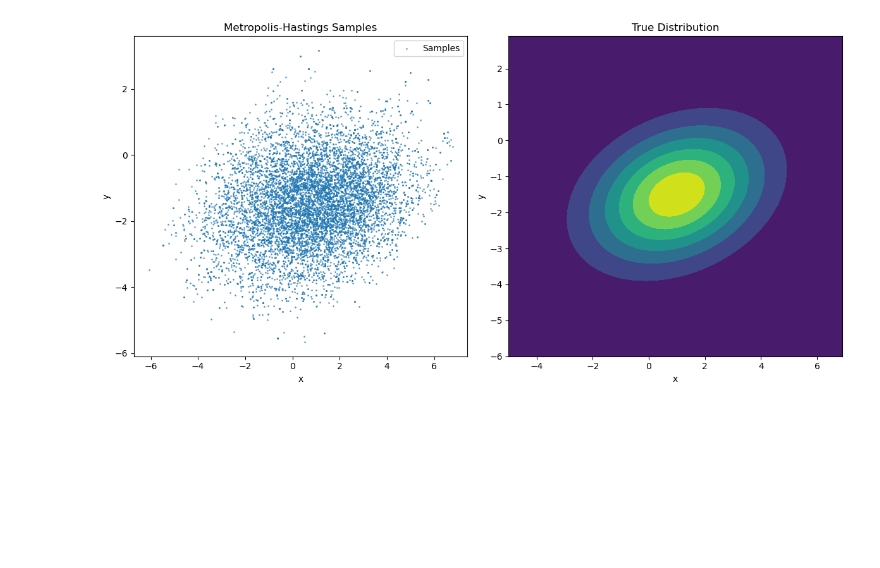
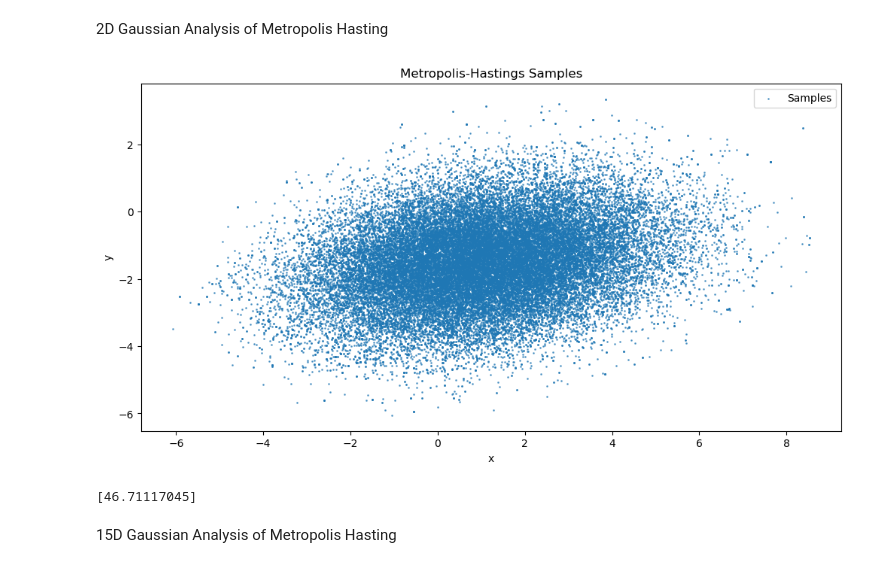
Before and after one commit to WengerMichael/HamiltonianMC, a Jupyter notebook: MetropolisHasting.ipynb, the cells around one changed output. Cells and saved outputs as stored; diff of their text form; code cells hidden in the pictures; blank space fills up the shorter version.

Commit message:
sampled data

```diff
--- a/MetropolisHasting.ipynb
+++ b/MetropolisHasting.ipynb
@@ -76,6 +79,8 @@ class MetropolisHastings:
         self.time = time.time() - start_time
 
         return self.samples
+# %% [markdown]
+2D Gaussian Analysis of Metropolis Hasting
 # %%
 # Define the target distribution: a 2D Gaussian
 def target_distribution(x):
@@ -84,44 +89,42 @@ def target_distribution(x):
     return scipy.stats.multivariate_normal.pdf(x, mean=mean, cov=cov)
 
 # Initialize the Metropolis-Hastings sampler
 initial_state = np.zeros(2)
 MH_sampler_2D = MetropolisHastings(target_distribution, initial_state, seed=42)
 
 # Generate samples
-n_samples = 10000
+n_samples = 50000
 samples = MH_sampler_2D.sample(n_samples)
 
 # Define the true distribution for plotting
 mean = np.array([1, -1.5])
 cov = np.array([[4, 0.7], [0.7, 1.5]])
 rv = scipy.stats.multivariate_normal(mean, cov)
 
 # Create a grid for plotting the true distribution
 x, y = np.mgrid[-5:7:.1, -6:3:.1]
 pos = np.dstack((x, y))
 
 # Plotting
 plt.figure(figsize=(12, 6))
 
 # Plot the sampled points
-plt.subplot(1, 2, 1)
 plt.scatter(samples[:, 0], samples[:, 1], alpha=0.6, marker='o', s=1, label='Samples')
 plt.title('Metropolis-Hastings Samples')
 plt.xlabel('x')
 plt.ylabel('y')
 plt.legend()
 
-# Plot the true distribution
-plt.subplot(1, 2, 2)
-plt.contourf(x, y, rv.pdf(pos), cmap='viridis')
-plt.title('True Distribution')
-plt.xlabel('x')
-plt.ylabel('y')
-
-plt.tight_layout()
 plt.show()
 # %% [output]
-[figure, old version]
+[figure, new version]
+# %%
+ac = emcee.autocorr.integrated_time(samples)
+print(ac)
+# %% [output]
+[46.71117045]
+# %% [markdown]
+15D Gaussian Analysis of Metropolis Hasting
 # %%
 import numpy as np
 import matplotlib.pyplot as plt
```
Also changed, not shown: parts of 12 cells of this notebook, 25 other files.
